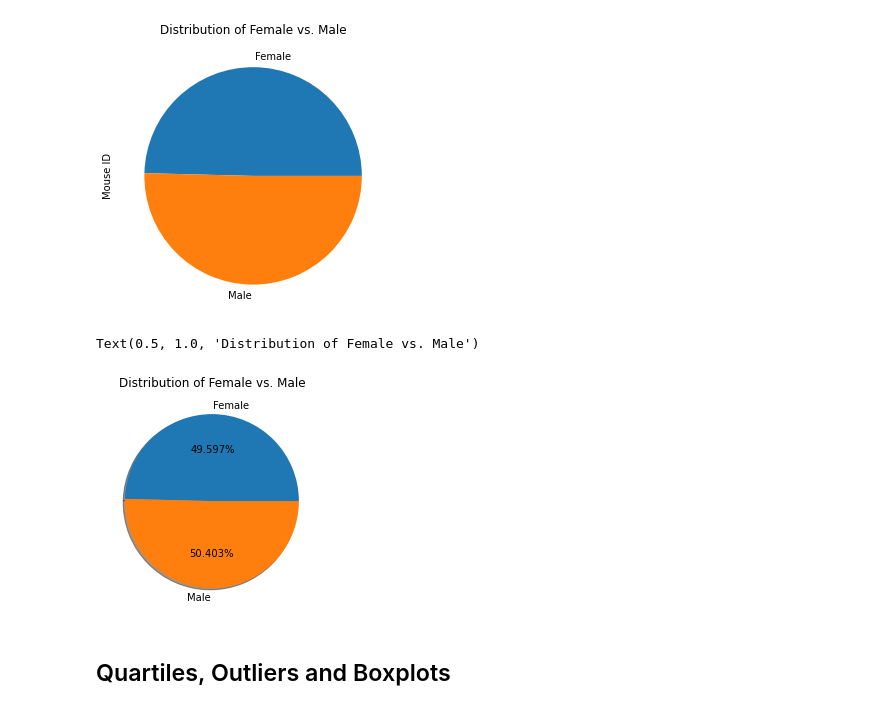
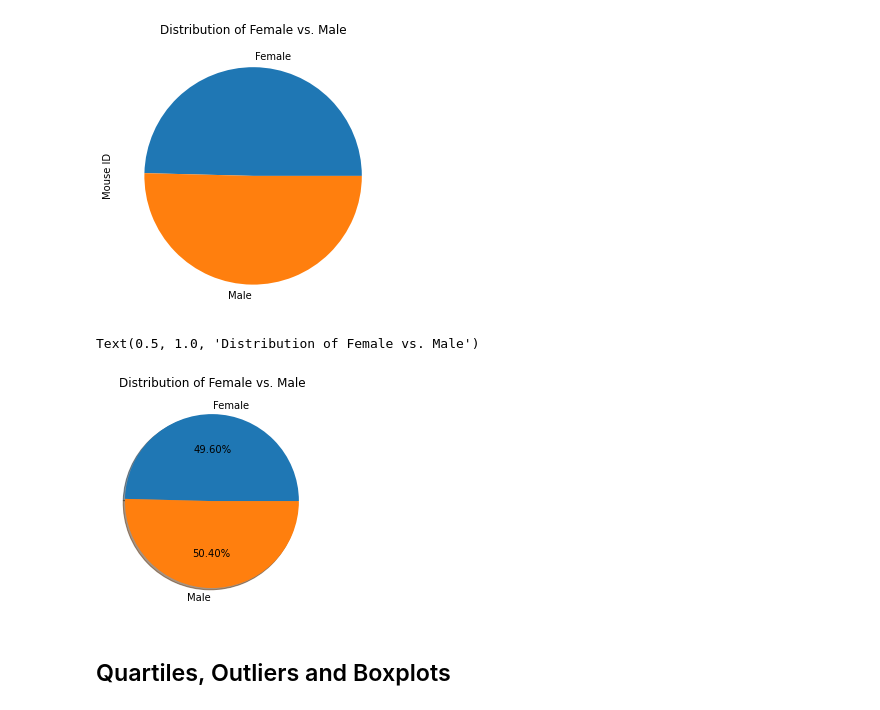
Before and after one commit to KaiCee2010/matplotlib-challenge, a Jupyter notebook: Pymaceuticals/pymaceuticals.ipynb, the cells around one changed output. Cells and saved outputs as stored; diff of their text form; code cells hidden in the pictures.

```diff
--- a/Pymaceuticals/pymaceuticals.ipynb
+++ b/Pymaceuticals/pymaceuticals.ipynb
@@ -209,11 +209,11 @@ unique_sex_counts.plot(kind="pie", title="Distribution of Female vs. Male",
 [figure]
 # %%
 # Generate a pie plot showing the distribution of female versus male mice using pyplot
-plt.pie(unique_sex_counts, labels=unique_sex_counts.index, autopct="%1.3f%%", shadow=True)
+plt.pie(unique_sex_counts, labels=unique_sex_counts.index, autopct="%1.2f%%", shadow=True)
 plt.title("Distribution of Female vs. Male")
 # %% [output]
 Text(0.5, 1.0, 'Distribution of Female vs. Male')
-[figure, old version]
+[figure, new version]
 # %% [markdown]
 ## Quartiles, Outliers and Boxplots
 # %%
```
Also changed, not shown: parts of 5 cells of this notebook.
